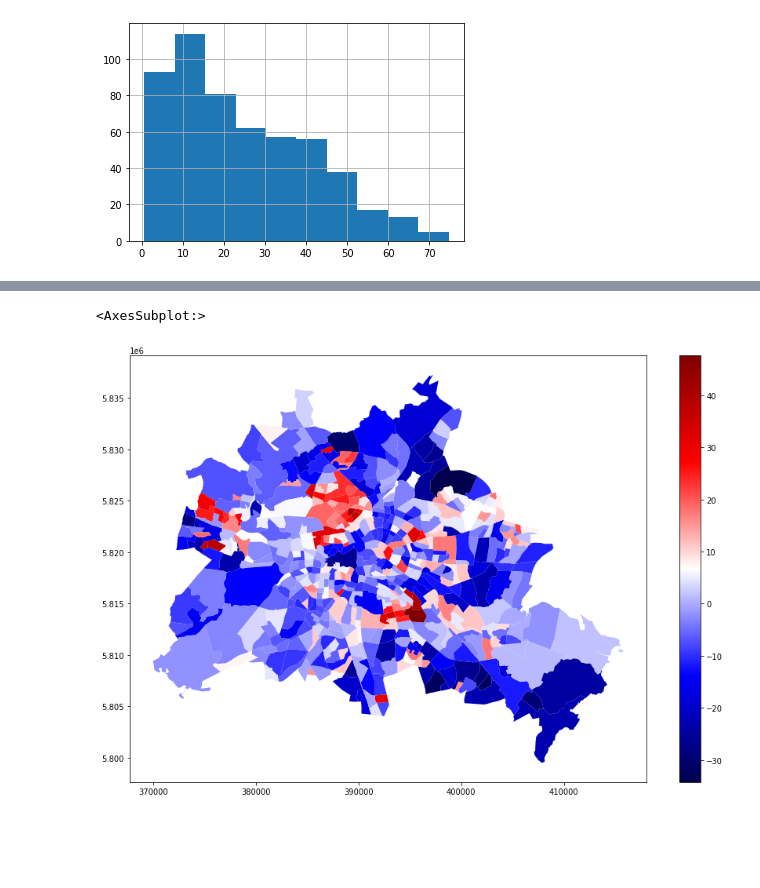
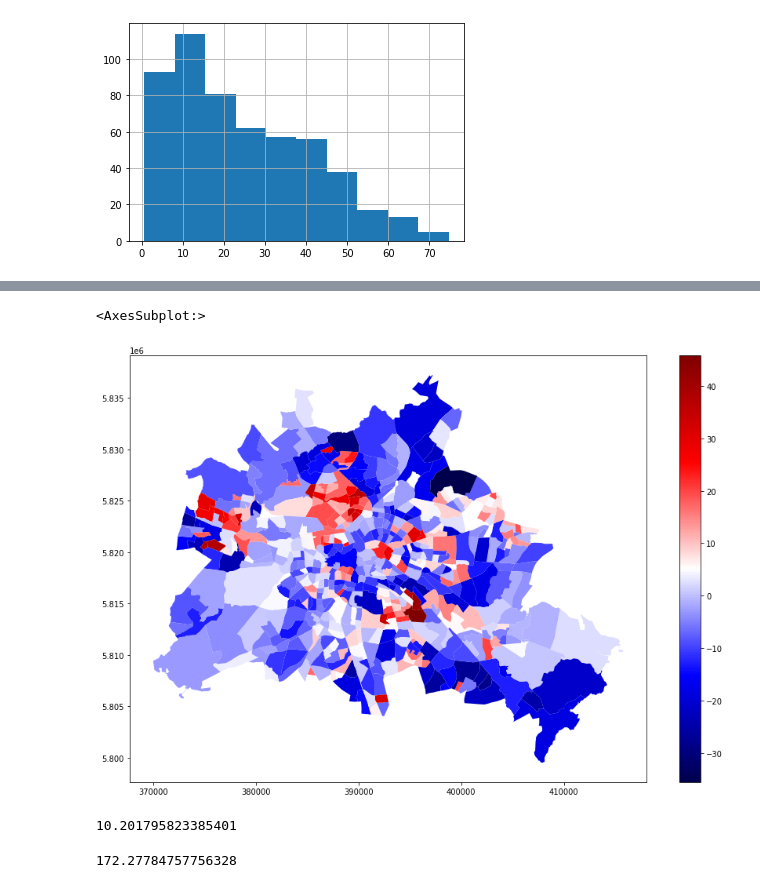
Before and after one commit to Safiaaaaa/YouthInTheCity, a Jupyter notebook: notebooks/safia-basic-model-infra.ipynb, the cells around one changed output, grey strips where cells are left out. Cells and saved outputs as stored; diff of their text form; code cells hidden in the pictures; blank space fills up the shorter version.

Commit message:
run models again on infrastructure dataset, ran tests on child poverty variable / clustering

```diff
--- a/notebooks/safia-basic-model-infra.ipynb
+++ b/notebooks/safia-basic-model-infra.ipynb
@@ -146,0 +173,4 @@ Index(['PLR_ID', 'culture', 'outdoor_fa', 'outdoor_le', 'ave_rent',
+# %%
+robust = RobustScaler()
+# %%
+X = robust.fit_transform(X)
@@ -147,8 +193,8 @@ Index(['PLR_ID', 'culture', 'outdoor_fa', 'outdoor_le', 'ave_rent',
 # %%
 columns = [
-        'culture', 'outdoor_fa', 'outdoor_le', 'ave_rent',
-        'social_hou', 'public_hou', 'vegpm20', 'Gymnasium',
-        'stations'
+        'culture', 'outdoor_fa', 'outdoor_le', 'social_hou',
+        'public_hou', 'vegpm20', 'Gymnasium', 'kita', 'stations',
+        'extra_edu'
 ]
 # %%
 m1 = OLS(y,
@@ -230,8 +289,9 @@ v_d
 # %%
 # Adding a resituals column to sample dataframe
-selected['residuals'] = m1.u
+res = selected[['PLR_ID', 'geometry']]
+res['residuals'] = m1.u
 
 # plotting residuals - red = underestimation, blue = overestimation
-selected.plot('residuals', figsize=(15,10), cmap= 'seismic', legend=True)
+res.plot('residuals', figsize=(15,10), cmap= 'seismic', legend=True)
 # %% [output]
 <AxesSubplot:>
@@ -343,10 +417,18 @@ Lagrange Multiplier (SARMA)       2         232.046           0.0000
 ================================ END OF REPORT =====================================
 # %%
 # Adding a resituals column to sample dataframe
-selected['residuals_m2'] = m2.u
+res['residuals_m2'] = m2.u
 
 # plotting residuals - red = underestimation, blue = overestimation
-selected.plot('residuals_m2', figsize=(15,10), cmap= 'seismic', legend=True)
+res.plot('residuals_m2', figsize=(15,10), cmap= 'seismic', legend=True)
 # %% [output]
 <AxesSubplot:>
-[figure, old version]
+[figure, new version]
+# %%
+mae(selected.child_pov, m2.predy)
+# %% [output]
+10.201795823385401
+# %%
+mse(selected.child_pov, m2.predy)
+# %% [output]
+172.27784757756328
```
Also changed, not shown: parts of 37 cells of this notebook, 7 other files.
